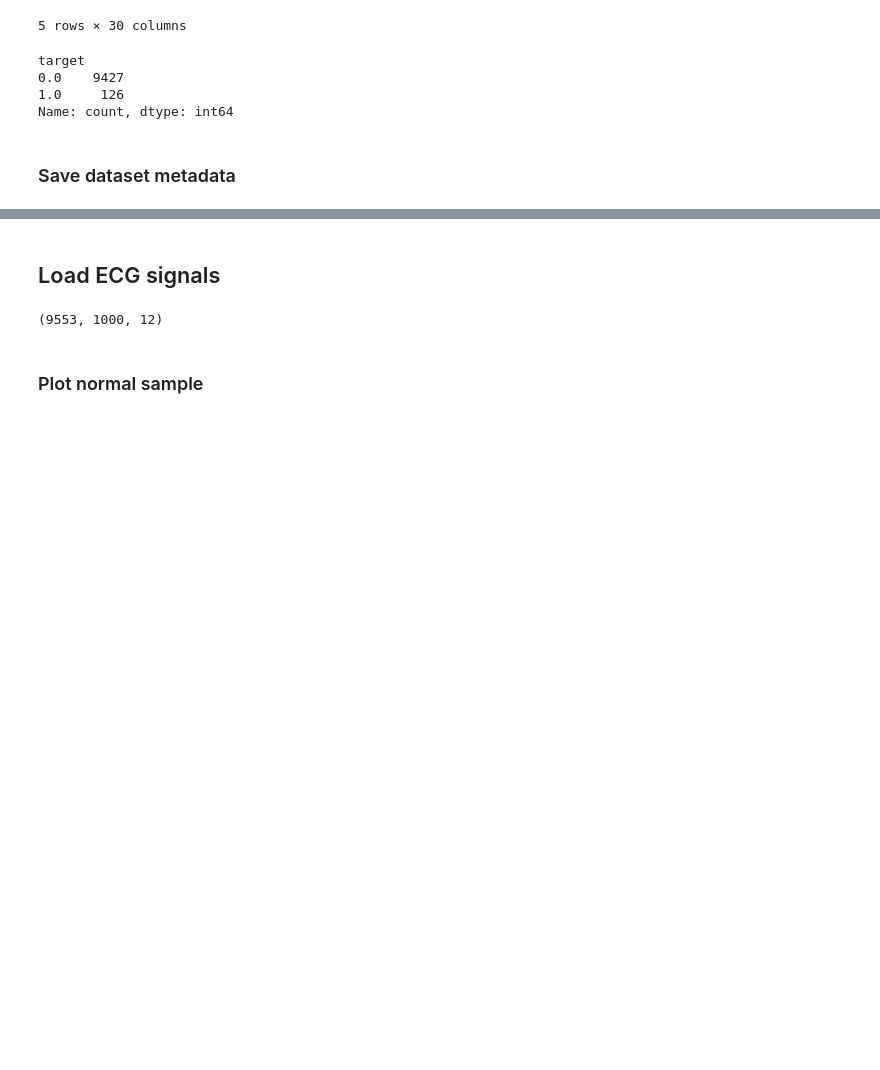
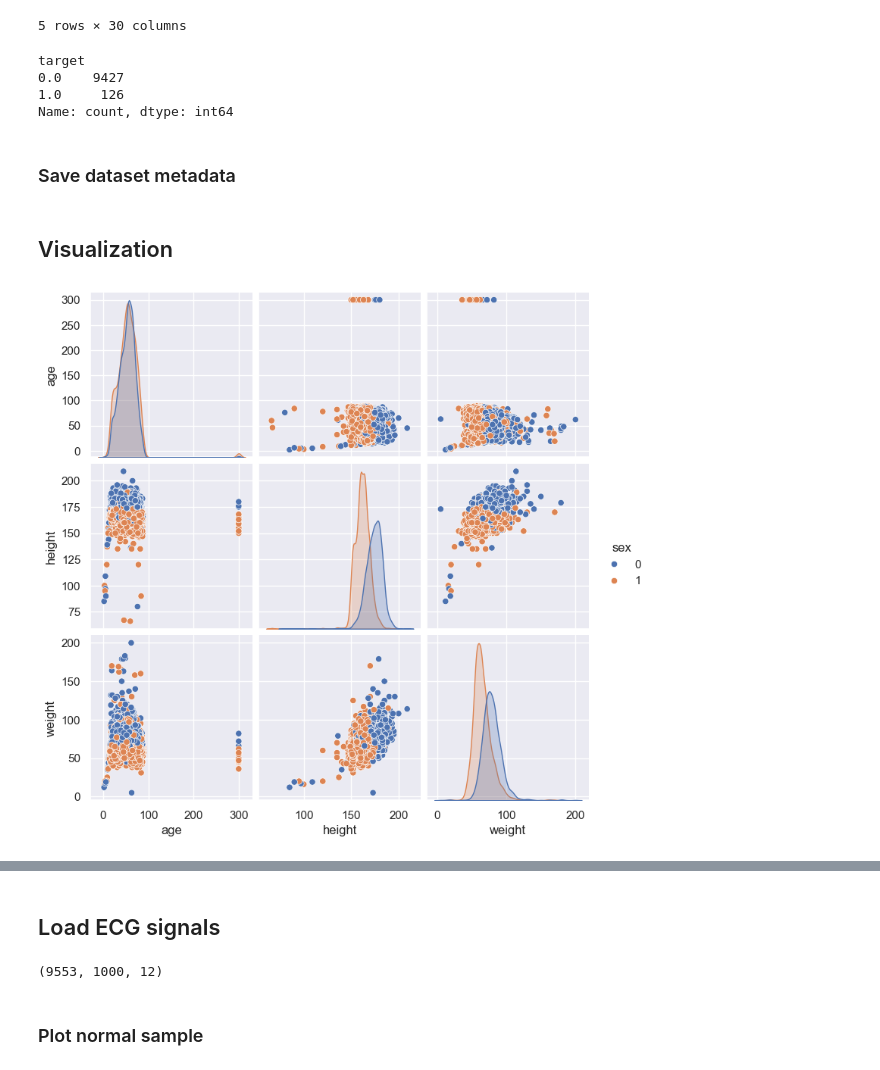
Before and after one commit to AGE90/ptbxl-challenge, a Jupyter notebook: notebooks/01-AGE-data_exploration.ipynb, the cells around one changed output, grey strips where cells are left out. Saved outputs shown, nothing was run; the diff lists cells and outputs as text; code cells hidden in the pictures; blank space fills up the shorter version.

```diff
--- a/notebooks/01-AGE-data_exploration.ipynb
+++ b/notebooks/01-AGE-data_exploration.ipynb
@@ -196,3 +197,12 @@ Name: count, dtype: int64
 ### Save dataset metadata
 # %%
 dataset_metadata.to_csv(data_interim_dir("dataset_metadata.csv"), index=False)
+# %% [markdown]
+## Visualization
+# %%
+demographic_information = dataset_metadata[["ecg_id", "patient_id", "age", "height", "weight", "sex", "target"]]
+# %%
+sns.pairplot(data=demographic_information[["age", "height", "weight", "sex"]], hue="sex")
+plt.show()
+# %% [output]
+[figure, added]
```
Also changed, not shown: parts of 2 cells of this notebook, 4 other files.
